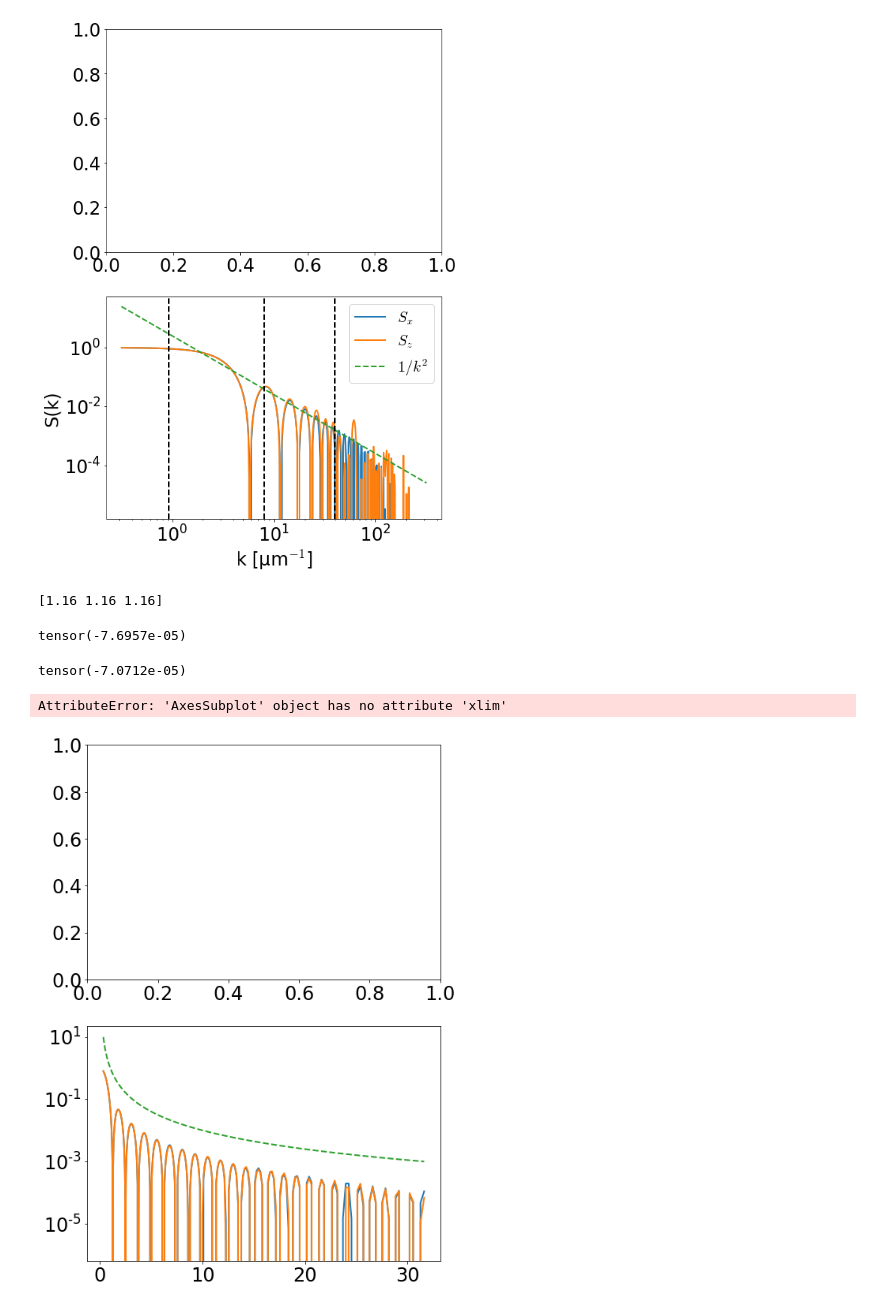
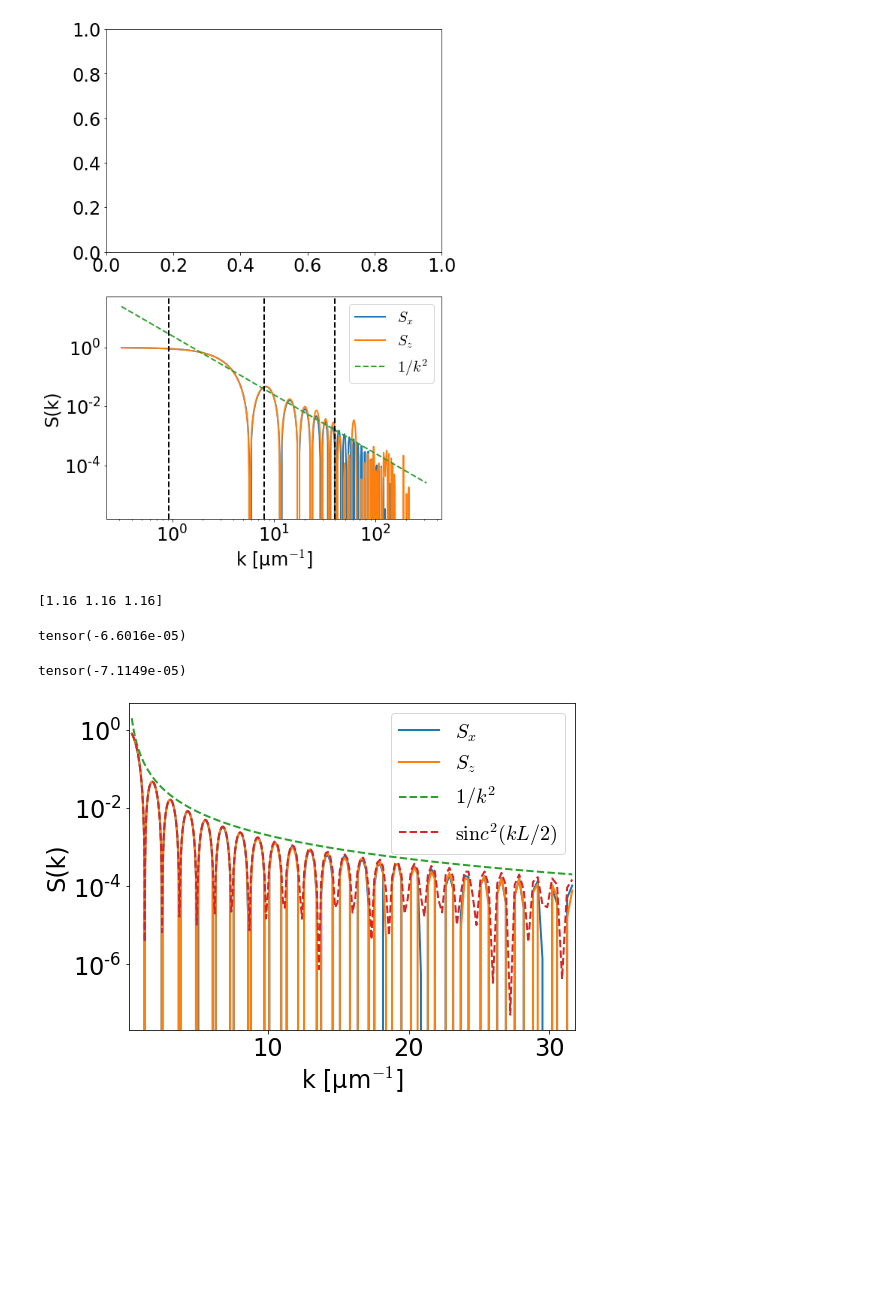
Before and after one commit to flatironinstitute/aLENS_analysis, a Jupyter notebook: notebooks/spindle/01b-iso_nematic_testing_rusty.ipynb, the cells around one changed output. Saved outputs shown, nothing was run; the diff lists cells and outputs as text; code cells hidden in the pictures; blank space fills up the shorter version.

Commit message:
Added confirmation of sinc testing and dt effects

```diff
--- a/notebooks/spindle/01b-iso_nematic_testing_rusty.ipynb
+++ b/notebooks/spindle/01b-iso_nematic_testing_rusty.ipynb
@@ -869,41 +889,39 @@ for i in range(n_time_points):
         tcom, tkz_arr, device=device
     )
 # %%
-fig, axarr = plt.subplots(2,1, figsize=(8, 12))
+fig, axarr = plt.subplots(1,1, figsize=(8, 6))
 
 box_lower = np.array(param_dict["simBoxLow"])
 box_upper = np.array(param_dict["simBoxHigh"])
 print(-box_lower+box_upper)
 
-# _ = axarr[1].plot(tk_arr, Sx_time_arr.mean(dim=1).cpu(), label="$ S_x$")
-# _ = axarr[1].plot(tk_arr, Sz_time_arr.mean(dim=1).cpu(), label="$ S_z$")
-
-_ = axarr[1].semilogy(tk_arr, Sx_time_arr.mean(dim=1).cpu(), label="$ S_x$")
-_ = axarr[1].semilogy(tk_arr, Sz_time_arr.mean(dim=1).cpu(), label="$ S_z$")
+_ = axarr.semilogy(tk_arr, Sx_time_arr.mean(dim=1).cpu(), label="$ S_x$")
+_ = axarr.semilogy(tk_arr, Sz_time_arr.mean(dim=1).cpu(), label="$ S_z$")
 
 min(Sx_time_arr.mean(dim=1).cpu())
 min(Sz_time_arr.mean(dim=1).cpu())
 
-_ = axarr[1].semilogy(
+_ = axarr.semilogy(
     tk_arr,
      (.2 / (tk_arr ** 2)),
     label="$1/k^2$",
     linestyle="--",
 )
-_ = axarr[1].xlim(0.1, 100)
 
-# _ = axarr[1].axvline(x=2*np.pi/(.025), color="k", linestyle="--")
-# _ = axarr[1].axvline(x=2*np.pi/(.125), color="k", linestyle="--")
-# _ = axarr[1].axvline(x=2*np.pi/(1.08), color="k", linestyle="--")
-# for i in range(1, 5):
-#  _ = axarr[1].axvline(x=1./(.0125*i), color="k", linestyle="--")
+_ = axarr.semilogy(
+    tk_arr,
+     (torch.sin(tk_arr*5.08/2.)**2 / ((5.08*.5*tk_arr) ** 2)),
+    label="$\sinc^2(kL/2)$",
+    linestyle="--",
+)
 
-_ = plt.xlabel("k [μm$^{-1}$]")
-_ = plt.ylabel("S(k)")
-_ = plt.legend()
+_ = axarr.set_xlim(0.1, 100/np.pi)
+
+_ = axarr.set_xlabel("k [μm$^{-1}$]")
+_ = axarr.set_ylabel("S(k)")
+_ = axarr.legend()
 # %% [output]
 [1.16 1.16 1.16]
-tensor(-7.6957e-05)
+tensor(-6.6016e-05)
-tensor(-7.0712e-05)
+tensor(-7.1149e-05)
-AttributeError: 'AxesSubplot' object has no attribute 'xlim'
-[figure, old version]
+[figure, new version]
```
Also changed, not shown: parts of 14 cells of this notebook.
